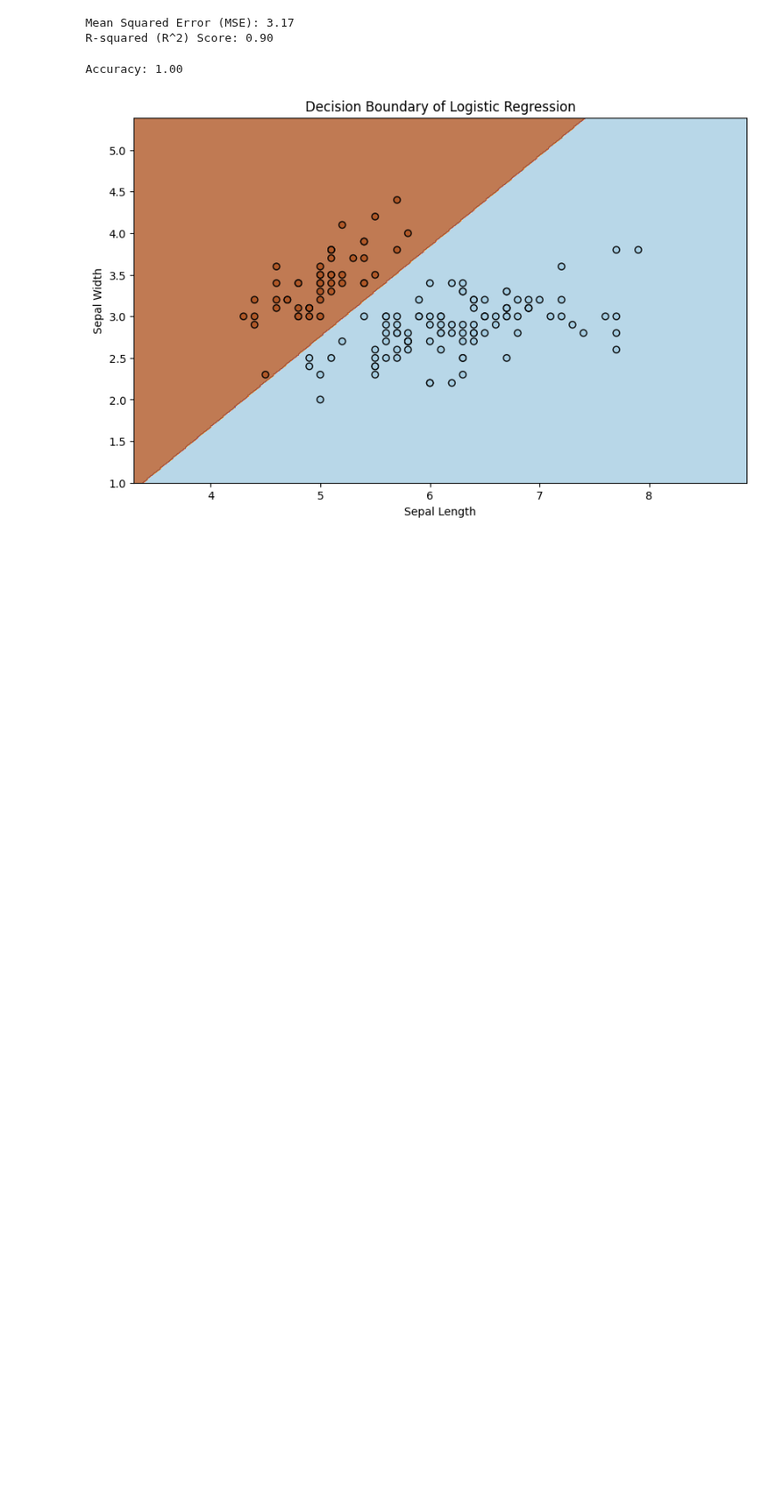
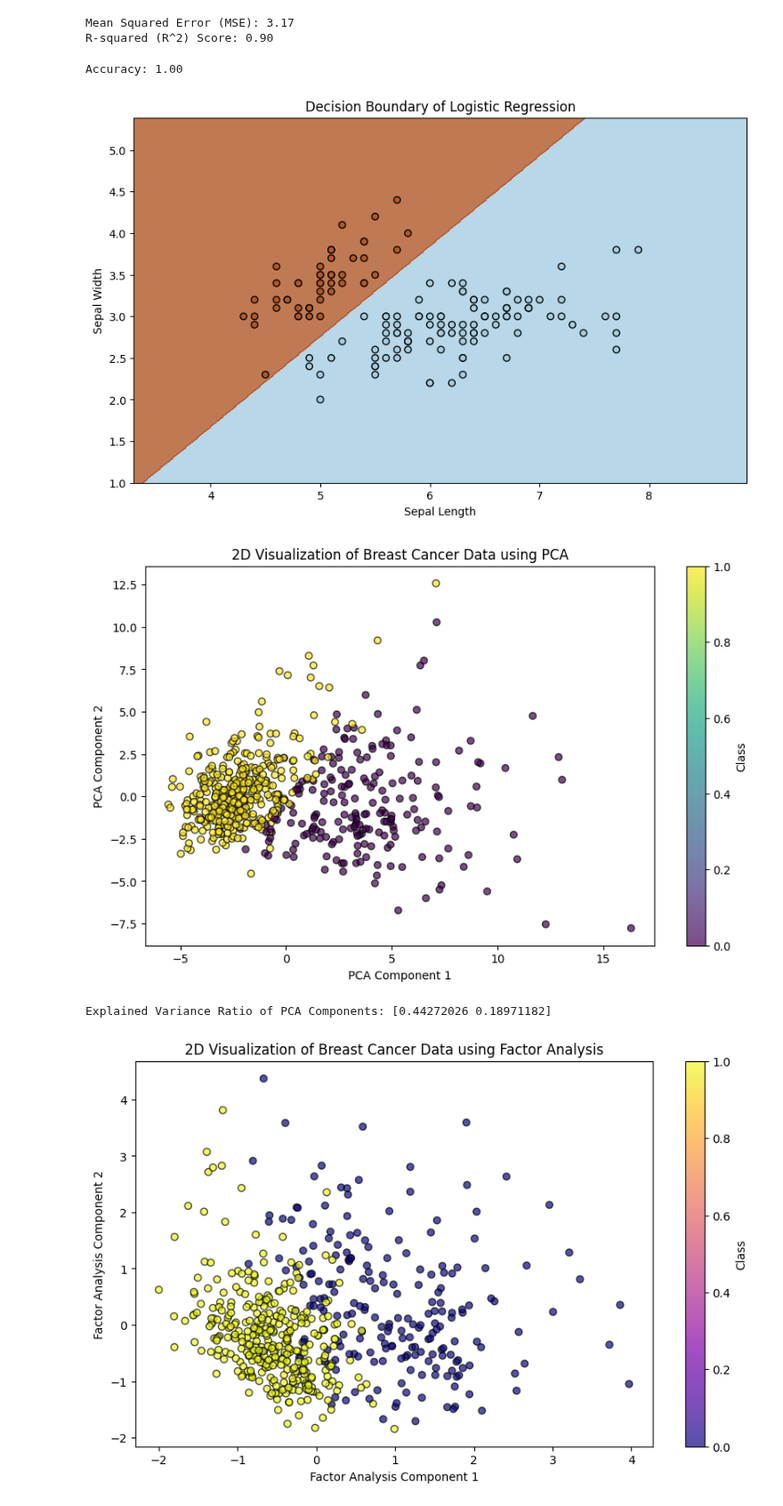
Before and after one commit to sabbir2609/edge_course, a Jupyter notebook: exam/final.ipynb, the cells around one changed output. Shown at 89% size. Drawn from its saved outputs; the diff is of its cells as text; code cells hidden in the pictures; blank space fills up the shorter version.

```diff
--- a/exam/final.ipynb
+++ b/exam/final.ipynb
@@ -105,3 +105,61 @@ plt.show()
 # %% [output]
 Accuracy: 1.00
 [figure]
+# %%
+'''
+Q3. Load the dataset using the python command "from sklearn datasets import load_breast_cancer". Then do the following tasks:
+1. Load the dataset and perform standard scaling on the features.
+II. Apply PCA to reduce the dimensionality to 2 components
+111. Visualize the data in 2D with PCA components as axes.
+IV. Explain the explained variance ratio.
+V. Implement Probabilistic PCA using Factor Analysis from sklearn.decomposition.
+'''
+
+import numpy as np
+import matplotlib.pyplot as plt
+from sklearn.datasets import load_breast_cancer
+from sklearn.preprocessing import StandardScaler
+from sklearn.decomposition import PCA, FactorAnalysis
+
+# Load the dataset
+data = load_breast_cancer()
+X = data.data  # Features
+y = data.target  # Target labels
+
+# Standard scaling on the features
+scaler = StandardScaler()
+X_scaled = scaler.fit_transform(X)
+
+# Apply PCA to reduce the dimensionality to 2 components
+pca = PCA(n_components=2)
+X_pca = pca.fit_transform(X_scaled)
+
+# Visualize the data in 2D with PCA components as axes
+plt.figure(figsize=(10, 6))
+plt.scatter(X_pca[:, 0], X_pca[:, 1], c=y, cmap='viridis', edgecolor='k', alpha=0.7)
+plt.xlabel('PCA Component 1')
+plt.ylabel('PCA Component 2')
+plt.title('2D Visualization of Breast Cancer Data using PCA')
+plt.colorbar(label='Class')
+plt.show()
+
+# Explained variance ratio
+explained_variance_ratio = pca.explained_variance_ratio_
+print(f"Explained Variance Ratio of PCA Components: {explained_variance_ratio}")
+
+# Implement Probabilistic PCA using Factor Analysis
+factor_analysis = FactorAnalysis(n_components=2, random_state=42)
+X_fa = factor_analysis.fit_transform(X_scaled)
+
+# Visualize the data in 2D with Factor Analysis components as axes
+plt.figure(figsize=(10, 6))
+plt.scatter(X_fa[:, 0], X_fa[:, 1], c=y, cmap='plasma', edgecolor='k', alpha=0.7)
+plt.xlabel('Factor Analysis Component 1')
+plt.ylabel('Factor Analysis Component 2')
+plt.title('2D Visualization of Breast Cancer Data using Factor Analysis')
+plt.colorbar(label='Class')
+plt.show()
+# %% [output]
+[figure, added]
+Explained Variance Ratio of PCA Components: [0.44272026 0.18971182]
+[figure, added]
```
